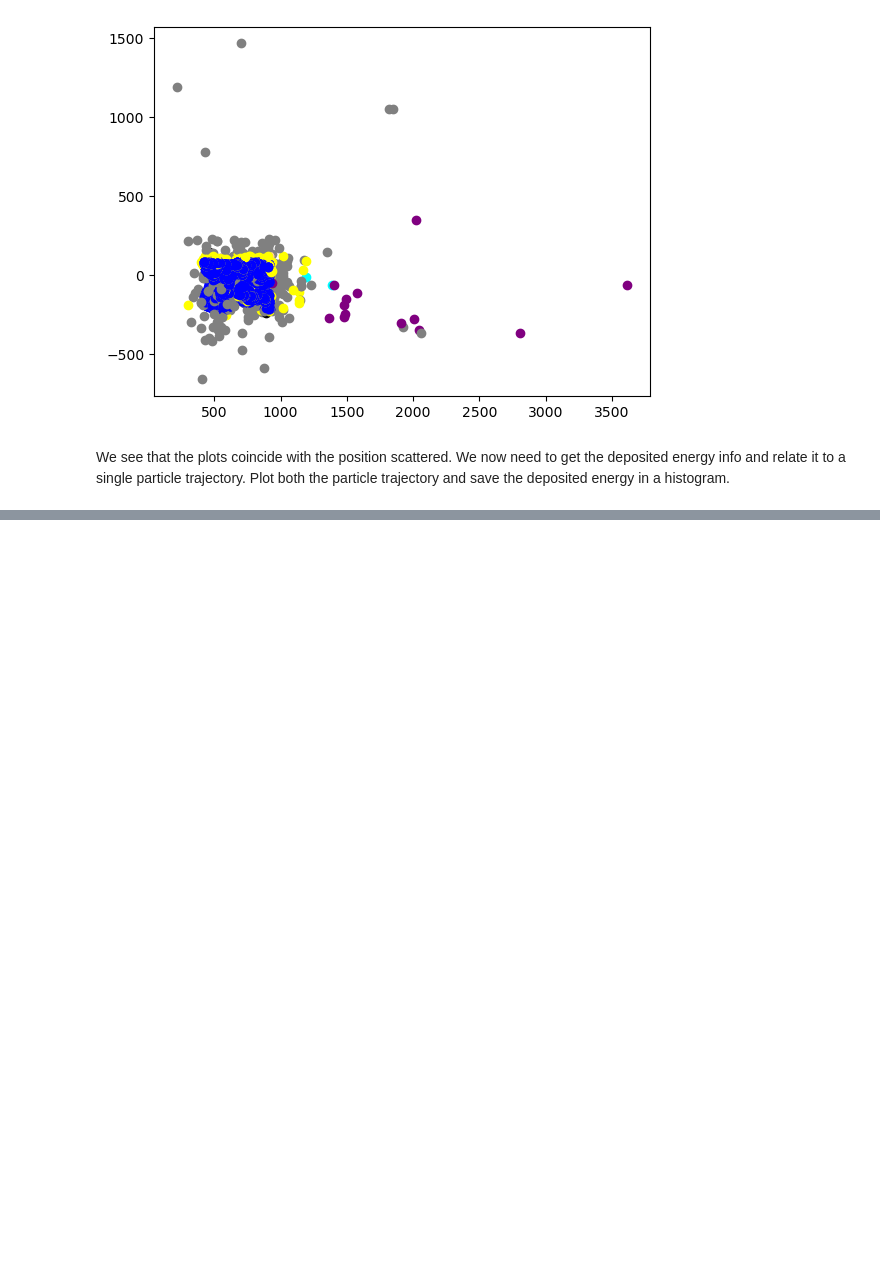
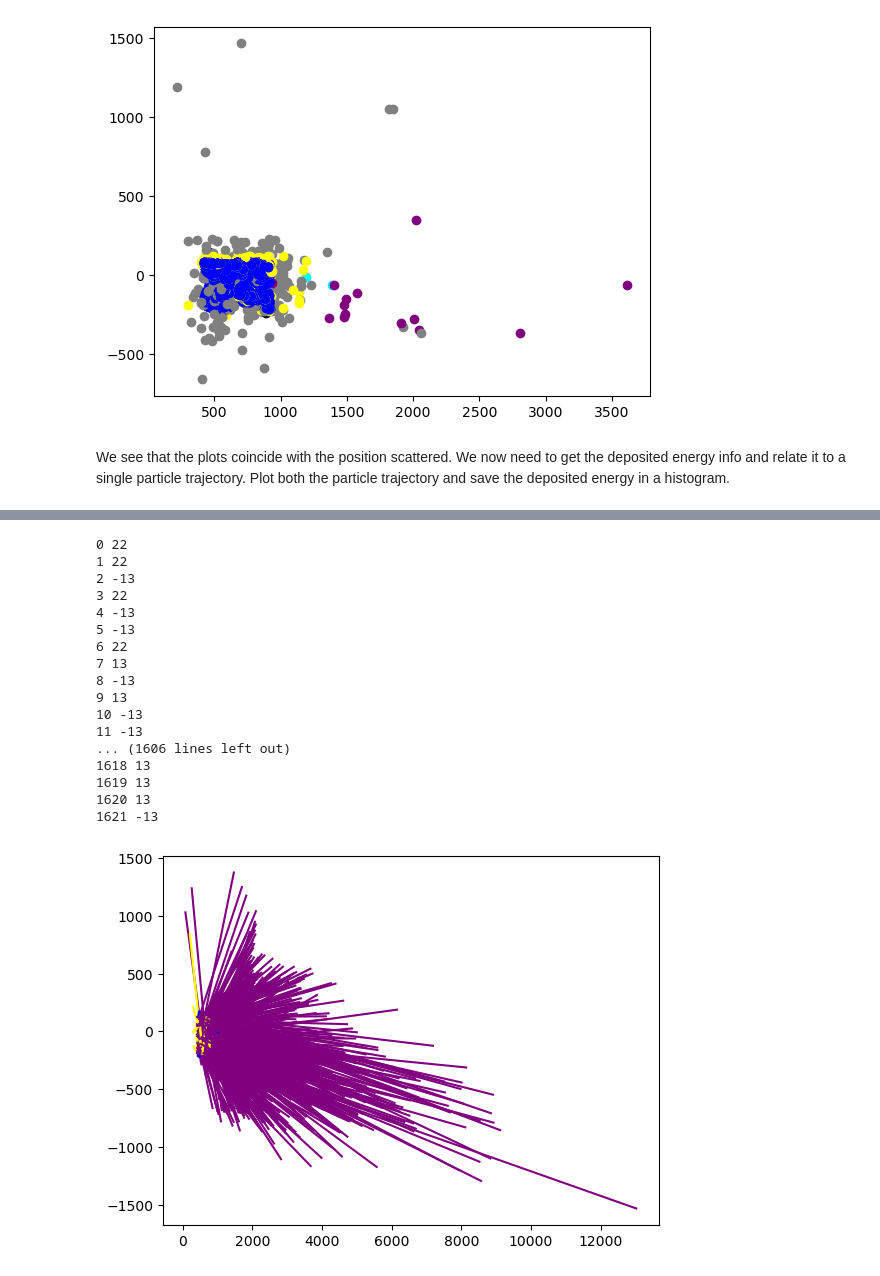
Before and after one commit to EnriqueCecena/neutrino-electron, a Jupyter notebook: simdisplay.ipynb, the cells around one changed output, grey strips where cells are left out. Cells and saved outputs as stored; diff of their text form; code cells hidden in the pictures; blank space fills up the shorter version.

```diff
--- a/simdisplay.ipynb
+++ b/simdisplay.ipynb
@@ -197,7 +206,7 @@ plt.show()
 # %% [markdown]
 We see that the plots coincide with the position scattered. We now need to get the deposited energy info and relate it to a single particle trajectory. Plot both the particle trajectory and save the deposited energy in a histogram.
 # %%
-muon0=trajE0[trajE0['file_traj_id']==9156]
+muon0=trajE0[np.abs(trajE0['pdg_id'])==13]
 #muon0= muontrajs[muontrajs['traj_id']==0]
 print(muon0)
 print(muon0.dtype)
@@ -213,0 +223,33 @@ for points in muon0:
+# %%
+trajt0=trajectories[trajectories['traj_id']== 0]
+image, axt= plt.subplots()
+i=0
+for points in trajt0:
+
+    if np.abs(points['pdg_id']) in labels:
+        print(i,points['pdg_id'])
+        y = [points['xyz_start'][1],points['xyz_end'][1]]
+        z = [points['xyz_start'][2],points['xyz_end'][2]]
+        axt.plot(z, y,c=pdg_color[np.abs(points['pdg_id'])])
+        i+=1
+
+plt.show()
+# %% [output]
+0 22
+1 22
+2 -13
+3 22
+4 -13
+5 -13
+6 22
+7 13
+8 -13
+9 13
+10 -13
+11 -13
+... (1606 lines left out)
+1618 13
+1619 13
+1620 13
+1621 -13
+[figure, added]
```
Also changed, not shown: parts of 3 cells of this notebook.
